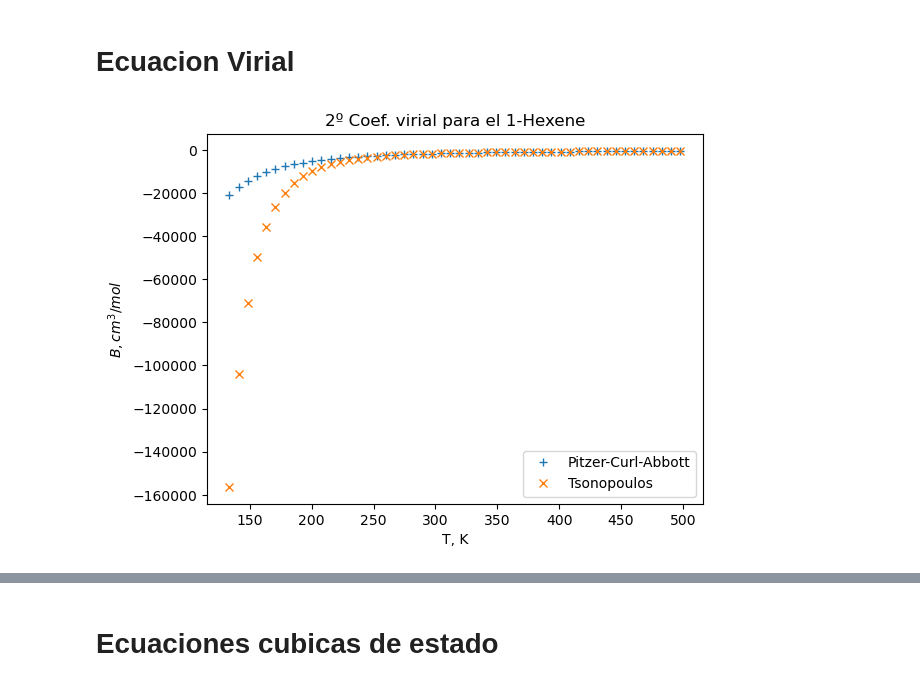
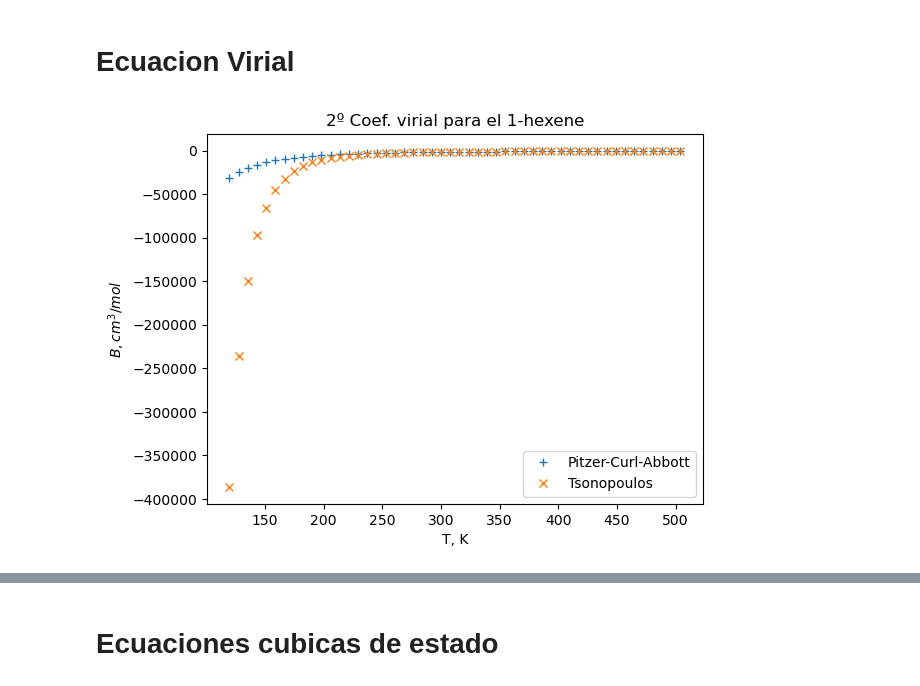
Before and after one commit to ChristianPh404/TQA, a Jupyter notebook: TQA (1).ipynb, the cells around one changed output, grey strips where cells are left out. Saved outputs shown, nothing was run; the diff lists cells and outputs as text; code cells hidden in the pictures.

```diff
--- a/TQA (1).ipynb
+++ b/TQA (1).ipynb
@@ -964,41 +964,41 @@ Ajuste S/L: [ 2.56909362e+09 -1.25712871e+10]
 import numpy as np
 import matplotlib.pyplot as plt
 # Estimacion de B por Pitzer-Curl
 R = 8.314
-Tb = 334 #K
-TC = 497.8 #K
+Tb = 337.200
+TC = 504.000#K
 TT = 119.55 #K
-PC = 30.35e5  # Pa
-VC = 0.368e-3 #m^3/mol
-FA = 0.277
+PC = 3.210/ 1e-6
+VC = 355.100*1e-6 #m^3/mol
+FA = 0.280
 # Condiciones
 P = 3e6;
-T = np.linspace(TT[0], TC, 50);
+T = np.linspace(TT, TC, 50);
 Tr = T/TC
 def B_Pit(T,TC=TC,PC=PC,FA=FA):
     # Estimacion con Pitzer y Curl
     B0 = 0.083-0.422/(T/TC)**1.6
     B1 = 0.139-0.172/(T/TC)**4.2
     B_Pit = R*TC/PC*(B0+FA*B1)*1e6
     return B_Pit
 def B_Ts(T,TC,a=0,b=0):
     # Tsonopoulos
     Tr = T/TC
     f0 = 0.1445-0.330/Tr-0.1385/Tr**2-0.0121/Tr**3-0.000607/Tr**8
     f1 = 0.0637+0.331/Tr**2-0.423/Tr**3-0.008/Tr**8
     f2 = 1/Tr**6
     f3 = 1/Tr**8
     B_Ts = R*TC/PC*(f0+FA*f1+a*f2+b*f3)
     return B_Ts
 plt.plot(T, B_Pit(T,TC,PC,FA), '+', label='Pitzer-Curl-Abbott')
 plt.plot(T, B_Ts(T, TC)*1e6, 'x', label='Tsonopoulos')
 plt.xlabel('T, K')
 plt.ylabel('$B, cm^3/mol$')
-plt.title('2º Coef. virial para el ' + sustanciae)
+plt.title('2º Coef. virial para el ' + sustancia)
 plt.legend()
 plt.show()
 # %% [output]
-[figure, old version]
+[figure, new version]
 # %%
 import numpy as np
 import matplotlib.pyplot as plt
```
Also changed, not shown: parts of 27 cells of this notebook.
